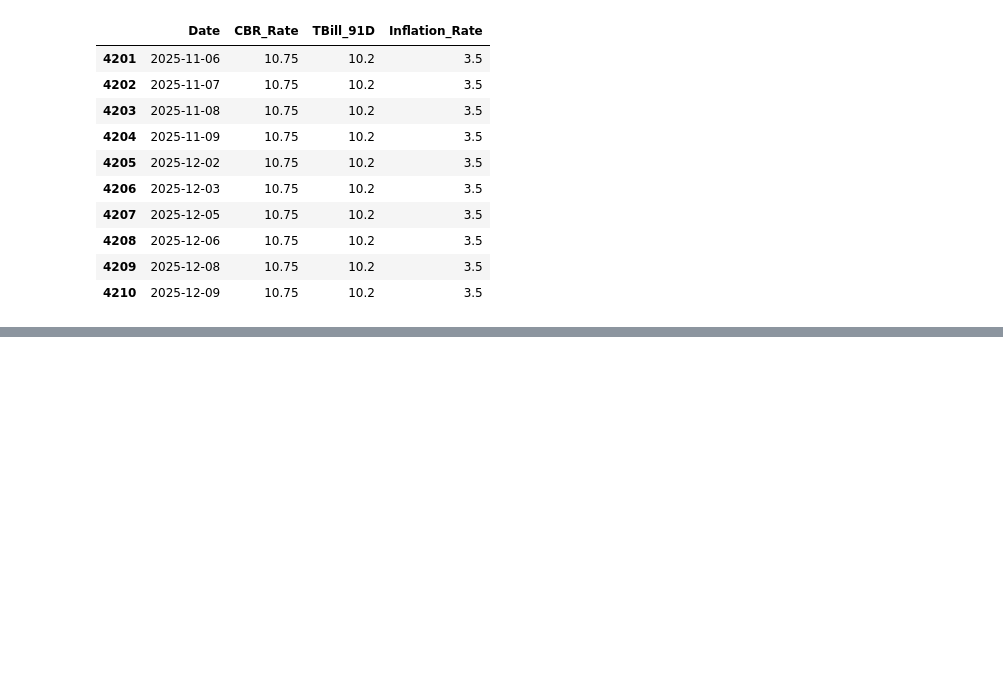
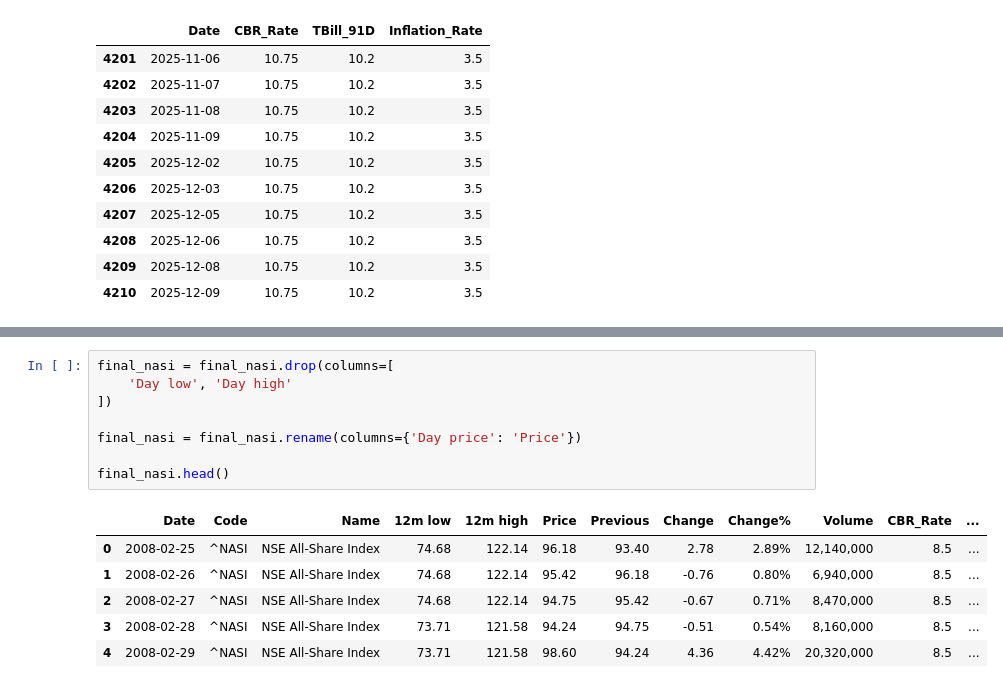
Before and after one commit to clivethiongo/Kenya-Monetary-Policy-Stock-Market, a Jupyter notebook: notebooks/01_data_collection.ipynb, the cells around one changed output, grey strips where cells are left out. Drawn from its saved outputs; the diff is of its cells as text; blank space fills up the shorter version.

```diff
--- a/notebooks/01_data_collection.ipynb
+++ b/notebooks/01_data_collection.ipynb
@@ -294,0 +402,15 @@ print(f"\n✓ Cleaned data saved to: {output_path}")
+# %%
+final_nasi = final_nasi.drop(columns=[
+    'Day low', 'Day high'
+])
+
+final_nasi = final_nasi.rename(columns={'Day price': 'Price'})
+
+final_nasi.head()
+# %% [output]
+|  | Date | Code | Name | 12m low | 12m high | Price | Previous | Change | Change% | Volume | CBR_Rate | ... |
+| 0 | 2008-02-25 | ^NASI | NSE All-Share Index | 74.68 | 122.14 | 96.18 | 93.40 | 2.78 | 2.89% | 12,140,000 | 8.5 | ... |
+| 1 | 2008-02-26 | ^NASI | NSE All-Share Index | 74.68 | 122.14 | 95.42 | 96.18 | -0.76 | 0.80% | 6,940,000 | 8.5 | ... |
+| 2 | 2008-02-27 | ^NASI | NSE All-Share Index | 74.68 | 122.14 | 94.75 | 95.42 | -0.67 | 0.71% | 8,470,000 | 8.5 | ... |
+| 3 | 2008-02-28 | ^NASI | NSE All-Share Index | 73.71 | 121.58 | 94.24 | 94.75 | -0.51 | 0.54% | 8,160,000 | 8.5 | ... |
+| 4 | 2008-02-29 | ^NASI | NSE All-Share Index | 73.71 | 121.58 | 98.60 | 94.24 | 4.36 | 4.42% | 20,320,000 | 8.5 | ... |
```
Also changed, not shown: parts of 12 cells of this notebook.
